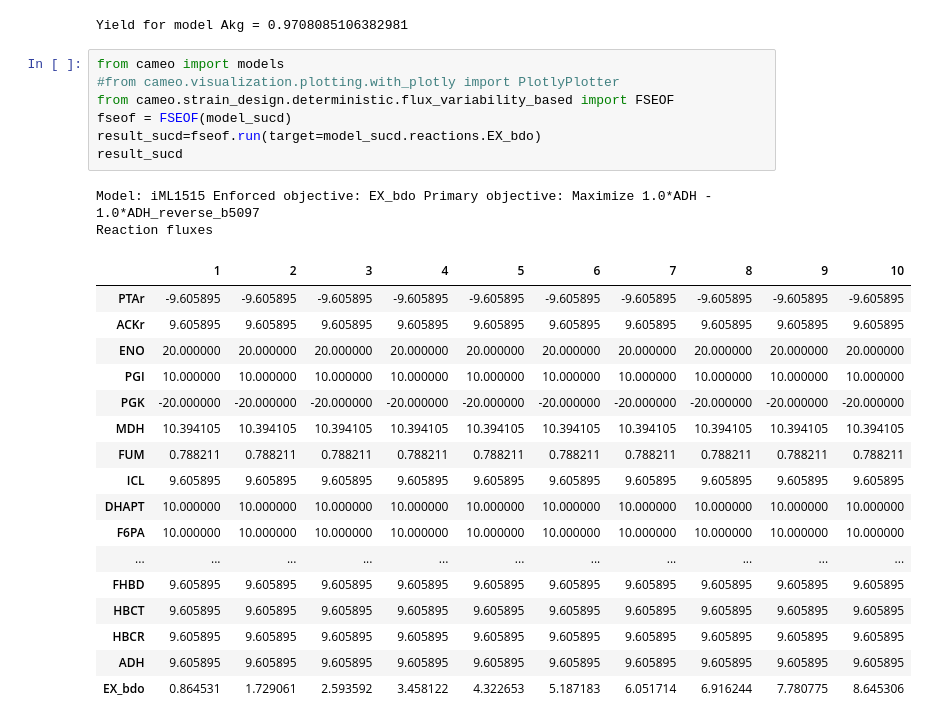
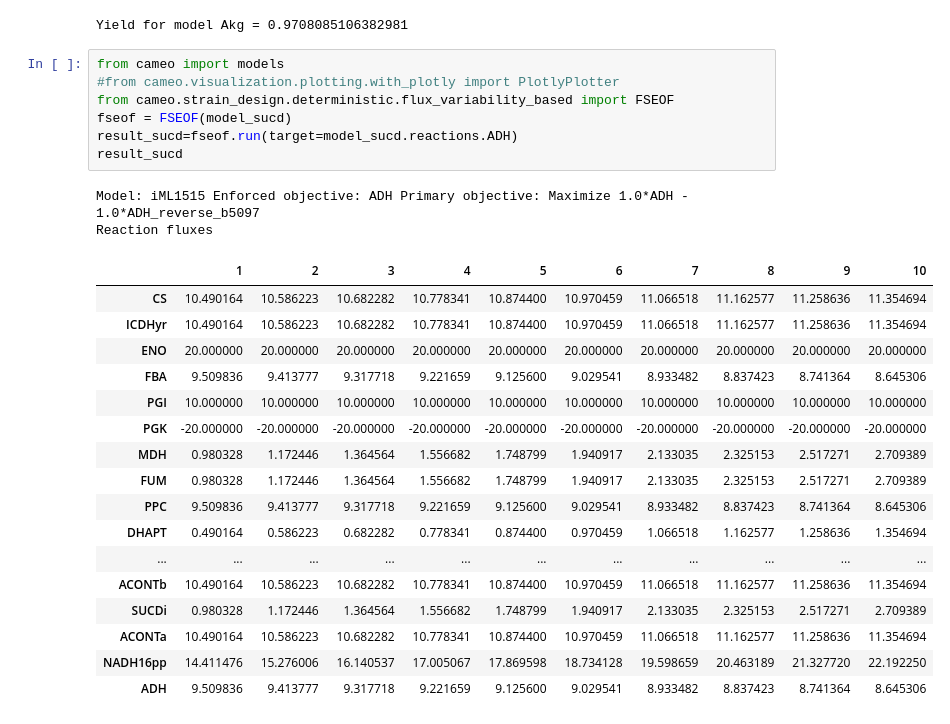
Before and after one commit to 27410/group-assignment-2021-group_11_bdo_production, a Jupyter notebook: BDO project.ipynb, the cells around one changed output. Saved outputs shown, nothing was run; the diff lists cells and outputs as text.

```diff
--- a/BDO project.ipynb
+++ b/BDO project.ipynb
@@ -356,30 +356,30 @@ Yield for model Akg = 0.9708085106382981
 # %%
 from cameo import models
 #from cameo.visualization.plotting.with_plotly import PlotlyPlotter
 from cameo.strain_design.deterministic.flux_variability_based import FSEOF
 fseof = FSEOF(model_sucd)
-result_sucd=fseof.run(target=model_sucd.reactions.EX_bdo)
+result_sucd=fseof.run(target=model_sucd.reactions.ADH)
 result_sucd
 # %% [output]
-Model: iML1515 Enforced objective: EX_bdo Primary objective: Maximize 1.0*ADH - 1.0*ADH_reverse_b5097
+Model: iML1515 Enforced objective: ADH Primary objective: Maximize 1.0*ADH - 1.0*ADH_reverse_b5097
 Reaction fluxes
 |  | 1 | 2 | 3 | 4 | 5 | 6 | 7 | 8 | 9 | 10 |
-| PTAr | -9.605895 | -9.605895 | -9.605895 | -9.605895 | -9.605895 | -9.605895 | -9.605895 | -9.605895 | -9.605895 | -9.605895 |
-| ACKr | 9.605895 | 9.605895 | 9.605895 | 9.605895 | 9.605895 | 9.605895 | 9.605895 | 9.605895 | 9.605895 | 9.605895 |
+| CS | 10.490164 | 10.586223 | 10.682282 | 10.778341 | 10.874400 | 10.970459 | 11.066518 | 11.162577 | 11.258636 | 11.354694 |
+| ICDHyr | 10.490164 | 10.586223 | 10.682282 | 10.778341 | 10.874400 | 10.970459 | 11.066518 | 11.162577 | 11.258636 | 11.354694 |
 | ENO | 20.000000 | 20.000000 | 20.000000 | 20.000000 | 20.000000 | 20.000000 | 20.000000 | 20.000000 | 20.000000 | 20.000000 |
+| FBA | 9.509836 | 9.413777 | 9.317718 | 9.221659 | 9.125600 | 9.029541 | 8.933482 | 8.837423 | 8.741364 | 8.645306 |
 | PGI | 10.000000 | 10.000000 | 10.000000 | 10.000000 | 10.000000 | 10.000000 | 10.000000 | 10.000000 | 10.000000 | 10.000000 |
 | PGK | -20.000000 | -20.000000 | -20.000000 | -20.000000 | -20.000000 | -20.000000 | -20.000000 | -20.000000 | -20.000000 | -20.000000 |
-| MDH | 10.394105 | 10.394105 | 10.394105 | 10.394105 | 10.394105 | 10.394105 | 10.394105 | 10.394105 | 10.394105 | 10.394105 |
-| FUM | 0.788211 | 0.788211 | 0.788211 | 0.788211 | 0.788211 | 0.788211 | 0.788211 | 0.788211 | 0.788211 | 0.788211 |
-| ICL | 9.605895 | 9.605895 | 9.605895 | 9.605895 | 9.605895 | 9.605895 | 9.605895 | 9.605895 | 9.605895 | 9.605895 |
-| DHAPT | 10.000000 | 10.000000 | 10.000000 | 10.000000 | 10.000000 | 10.000000 | 10.000000 | 10.000000 | 10.000000 | 10.000000 |
-| F6PA | 10.000000 | 10.000000 | 10.000000 | 10.000000 | 10.000000 | 10.000000 | 10.000000 | 10.000000 | 10.000000 | 10.000000 |
+| MDH | 0.980328 | 1.172446 | 1.364564 | 1.556682 | 1.748799 | 1.940917 | 2.133035 | 2.325153 | 2.517271 | 2.709389 |
+| FUM | 0.980328 | 1.172446 | 1.364564 | 1.556682 | 1.748799 | 1.940917 | 2.133035 | 2.325153 | 2.517271 | 2.709389 |
+| PPC | 9.509836 | 9.413777 | 9.317718 | 9.221659 | 9.125600 | 9.029541 | 8.933482 | 8.837423 | 8.741364 | 8.645306 |
+| DHAPT | 0.490164 | 0.586223 | 0.682282 | 0.778341 | 0.874400 | 0.970459 | 1.066518 | 1.162577 | 1.258636 | 1.354694 |
 | ... | ... | ... | ... | ... | ... | ... | ... | ... | ... | ... |
-| FHBD | 9.605895 | 9.605895 | 9.605895 | 9.605895 | 9.605895 | 9.605895 | 9.605895 | 9.605895 | 9.605895 | 9.605895 |
-| HBCT | 9.605895 | 9.605895 | 9.605895 | 9.605895 | 9.605895 | 9.605895 | 9.605895 | 9.605895 | 9.605895 | 9.605895 |
-| HBCR | 9.605895 | 9.605895 | 9.605895 | 9.605895 | 9.605895 | 9.605895 | 9.605895 | 9.605895 | 9.605895 | 9.605895 |
-| ADH | 9.605895 | 9.605895 | 9.605895 | 9.605895 | 9.605895 | 9.605895 | 9.605895 | 9.605895 | 9.605895 | 9.605895 |
-| EX_bdo | 0.864531 | 1.729061 | 2.593592 | 3.458122 | 4.322653 | 5.187183 | 6.051714 | 6.916244 | 7.780775 | 8.645306 |
+| ACONTb | 10.490164 | 10.586223 | 10.682282 | 10.778341 | 10.874400 | 10.970459 | 11.066518 | 11.162577 | 11.258636 | 11.354694 |
+| SUCDi | 0.980328 | 1.172446 | 1.364564 | 1.556682 | 1.748799 | 1.940917 | 2.133035 | 2.325153 | 2.517271 | 2.709389 |
+| ACONTa | 10.490164 | 10.586223 | 10.682282 | 10.778341 | 10.874400 | 10.970459 | 11.066518 | 11.162577 | 11.258636 | 11.354694 |
+| NADH16pp | 14.411476 | 15.276006 | 16.140537 | 17.005067 | 17.869598 | 18.734128 | 19.598659 | 20.463189 | 21.327720 | 22.192250 |
+| ADH | 9.509836 | 9.413777 | 9.317718 | 9.221659 | 9.125600 | 9.029541 | 8.933482 | 8.837423 | 8.741364 | 8.645306 |
 # %%
 from matplotlib import pyplot as plt
 plt.style.use('seaborn')
```
Also changed, not shown: parts of 3 cells of this notebook, 1 other file.
